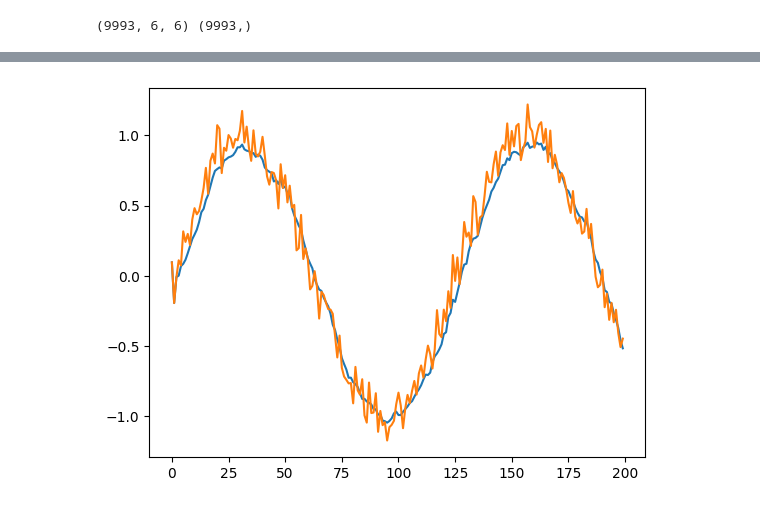
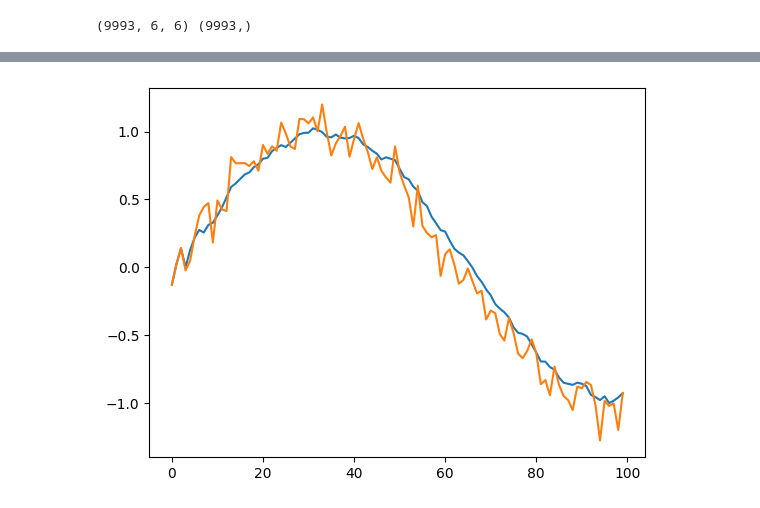
Before and after one commit to Bai-ell/DataScienceAndMachineLearningLessons, a Jupyter notebook: selfedu_lessons/cerasss/14_lessoon.ipynb, the cells around one changed output, grey strips where cells are left out. Drawn from its saved outputs; the diff is of its cells as text; code cells hidden in the pictures.

```diff
--- a/selfedu_lessons/cerasss/14_lessoon.ipynb
+++ b/selfedu_lessons/cerasss/14_lessoon.ipynb
@@ -79,5 +89,5 @@ plt.show()
 # %%
-M = 200
+M = 100
 XX = np.zeros(M)
 XX[:off] = data[:off]
 for i in range(M-off-1):
@@ -86,7 +96,7 @@ for i in range(M-off-1):
     y = model.predict(x)
     XX[i+off+1] = y
 
-plt.plot(XX[:M])
+plt.plot(XX)
 plt.plot(data[:M])
 plt.show()
 # %% [output]
@@ -117 +127 @@ plt.show()
-[figure, old version]
+[figure, new version]
```
Also changed, not shown: parts of 4 cells of this notebook, 1 other file.
